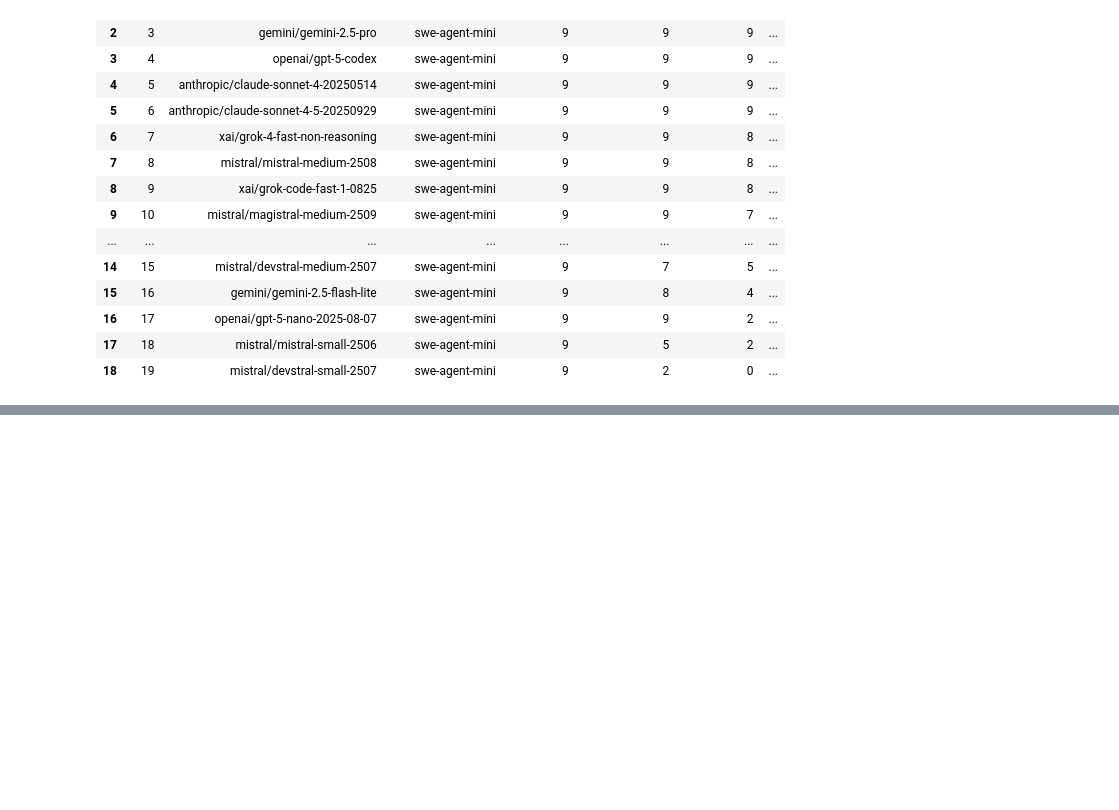
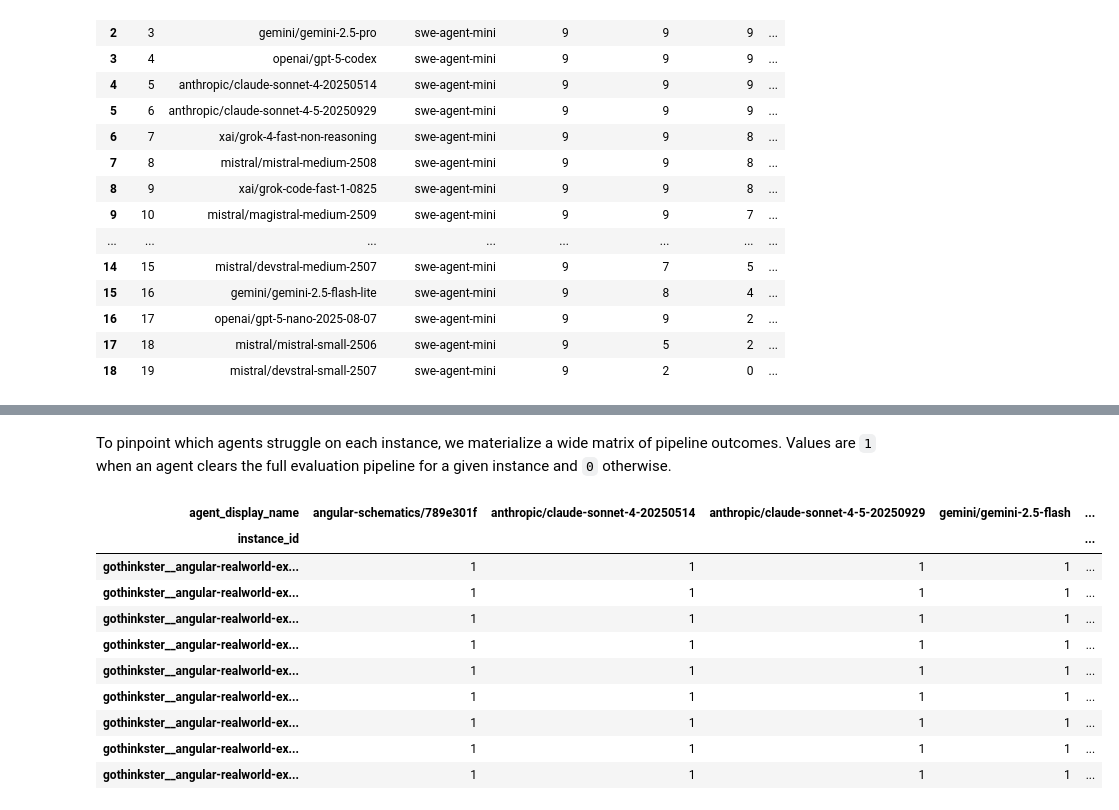
Before and after one commit to SuperMuel/BenchMac, a Jupyter notebook: analysis/analysis.ipynb, the cells around one changed output, grey strips where cells are left out. Drawn from its saved outputs; the diff is of its cells as text; code cells hidden in the pictures; blank space fills up the shorter version.

```diff
--- a/analysis/analysis.ipynb
+++ b/analysis/analysis.ipynb
@@ -1025,0 +1094,31 @@ the manuscript or dashboard.
+# %% [markdown]
+To pinpoint which agents struggle on each instance, we materialize a wide
+matrix of pipeline outcomes. Values are `1` when an agent clears the full
+evaluation pipeline for a given instance and `0` otherwise.
+# %%
+instance_agent_matrix = (
+    df.assign(build_pass=df["build_success_effective"].fillna(False).astype(int))
+    .pivot_table(
+        index="instance_id",
+        columns="agent_display_name",
+        values="build_pass",
+        aggfunc="mean",
+    )
+    .fillna(0)
+    .astype(int)
+    .sort_index()
+)
+
+instance_agent_matrix
+# %% [output]
+| agent_display_name | angular-schematics/789e301f | anthropic/claude-sonnet-4-20250514 | anthropic/claude-sonnet-4-5-20250929 | gemini/gemini-2.5-flash | ... |
+| instance_id |  |  |  |  | ... |
+| gothinkster__angular-realworld-ex... | 1 | 1 | 1 | 1 | ... |
+| gothinkster__angular-realworld-ex... | 1 | 1 | 1 | 1 | ... |
+| gothinkster__angular-realworld-ex... | 1 | 1 | 1 | 1 | ... |
+| gothinkster__angular-realworld-ex... | 1 | 1 | 1 | 1 | ... |
+| gothinkster__angular-realworld-ex... | 1 | 1 | 1 | 1 | ... |
+| gothinkster__angular-realworld-ex... | 1 | 1 | 1 | 1 | ... |
+| gothinkster__angular-realworld-ex... | 1 | 1 | 1 | 1 | ... |
+| gothinkster__angular-realworld-ex... | 1 | 1 | 1 | 1 | ... |
+| gothinkster__angular-realworld-ex... | 1 | 1 | 1 | 1 | ... |
```
Also changed, not shown: parts of 29 cells of this notebook, 4 other files.
